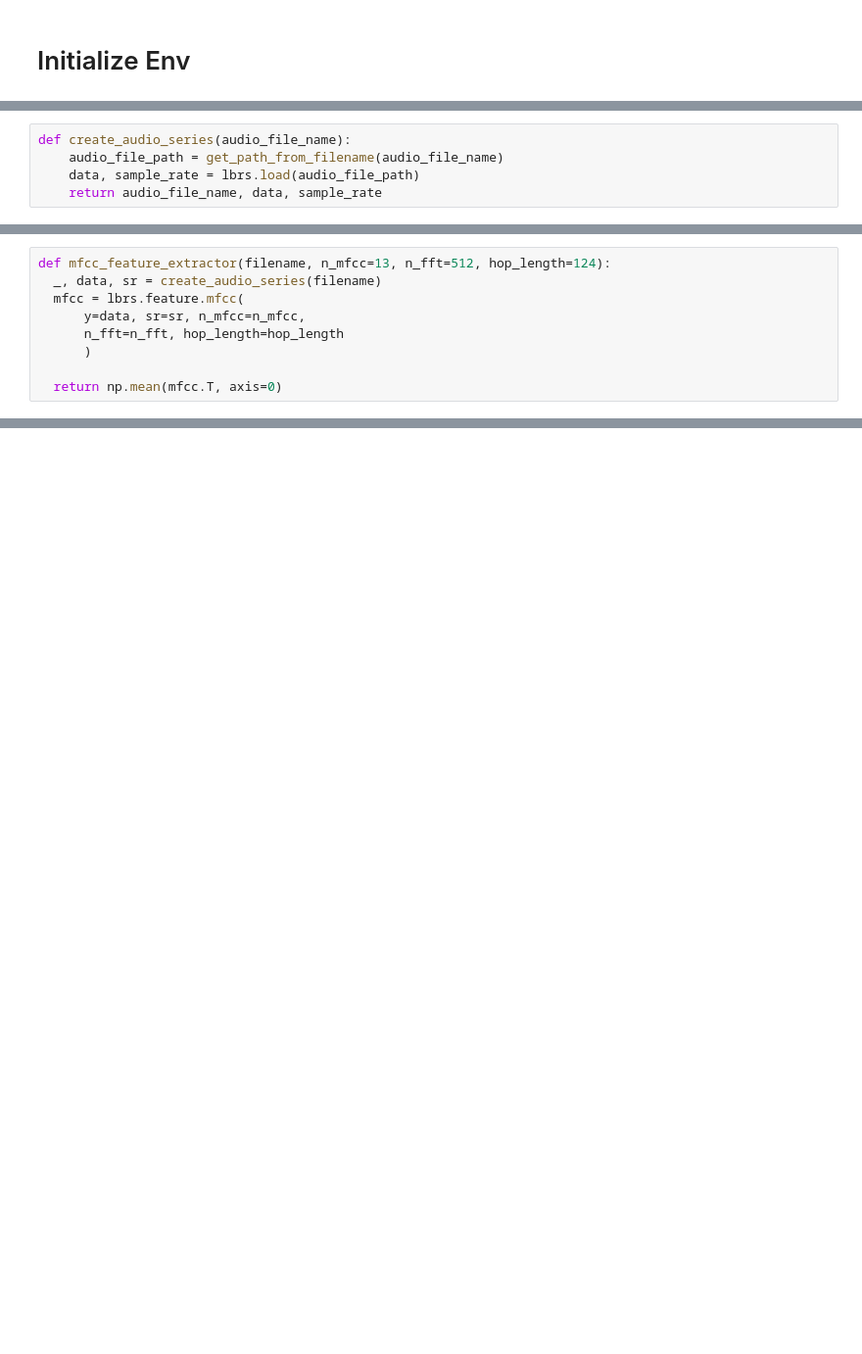
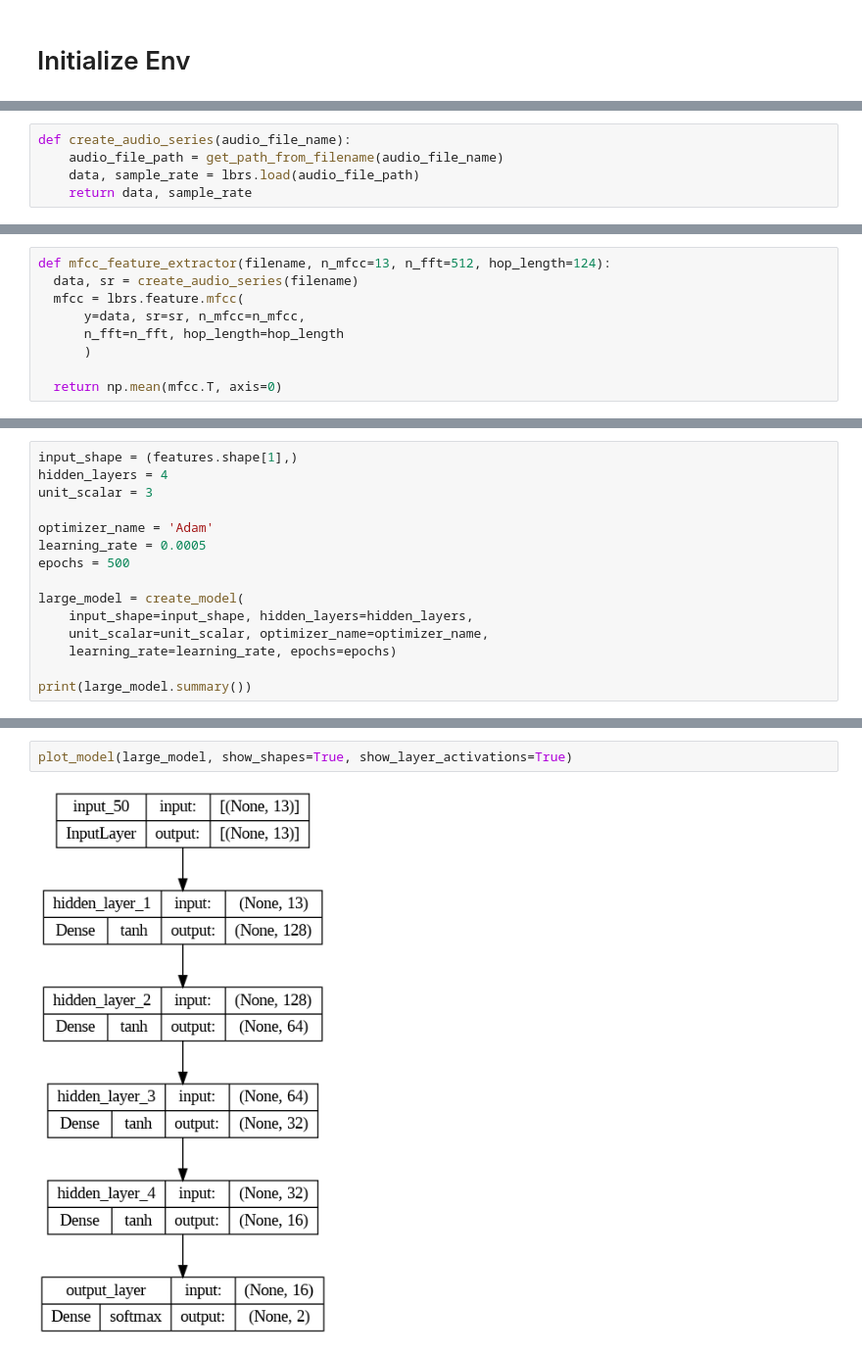
Before and after one commit to ramwtz/data-science-project, a Jupyter notebook: draft/basic_model_train.ipynb, the cells around one changed output, grey strips where cells are left out. Shown at 98% size. Saved outputs shown, nothing was run; the diff lists cells and outputs as text; blank space fills up the shorter version.

Commit message:
some different model comparisons

```diff
--- a/draft/basic_model_train.ipynb
+++ b/draft/basic_model_train.ipynb
@@ -94,5 +95,5 @@ time: 481 µs (started: 2023-09-25 17:49:47 +00:00)
 def create_audio_series(audio_file_name):
     audio_file_path = get_path_from_filename(audio_file_name)
     data, sample_rate = lbrs.load(audio_file_path)
-    return audio_file_name, data, sample_rate
+    return data, sample_rate
 # %% [output]
@@ -175,0 +180,9 @@ time: 12.6 ms (started: 2023-09-25 17:49:57 +00:00)
+# %%
+def mfcc_feature_extractor(filename, n_mfcc=13, n_fft=512, hop_length=124):
+  data, sr = create_audio_series(filename)
+  mfcc = lbrs.feature.mfcc(
+      y=data, sr=sr, n_mfcc=n_mfcc,
+      n_fft=n_fft, hop_length=hop_length
+      )
+
+  return np.mean(mfcc.T, axis=0)
@@ -181,9 +238,0 @@ The MFCCs are essentialy an extension of the STFT that we've seen in the previou
-# %%
-def mfcc_feature_extractor(filename, n_mfcc=13, n_fft=512, hop_length=124):
-  _, data, sr = create_audio_series(filename)
-  mfcc = lbrs.feature.mfcc(
-      y=data, sr=sr, n_mfcc=n_mfcc,
-      n_fft=n_fft, hop_length=hop_length
-      )
-
-  return np.mean(mfcc.T, axis=0)
@@ -299,0 +324,15 @@ time: 1.21 ms (started: 2023-09-25 21:09:24 +00:00)
+# %%
+input_shape = (features.shape[1],)
+hidden_layers = 4
+unit_scalar = 3
+
+optimizer_name = 'Adam'
+learning_rate = 0.0005
+epochs = 500
+
+large_model = create_model(
+    input_shape=input_shape, hidden_layers=hidden_layers,
+    unit_scalar=unit_scalar, optimizer_name=optimizer_name,
+    learning_rate=learning_rate, epochs=epochs)
+
+print(large_model.summary())
@@ -299,0 +357,4 @@ time: 1.21 ms (started: 2023-09-25 21:09:24 +00:00)
+# %%
+plot_model(large_model, show_shapes=True, show_layer_activations=True)
+# %% [output]
+[figure, added]
```
Also changed, not shown: parts of 114 cells of this notebook.
